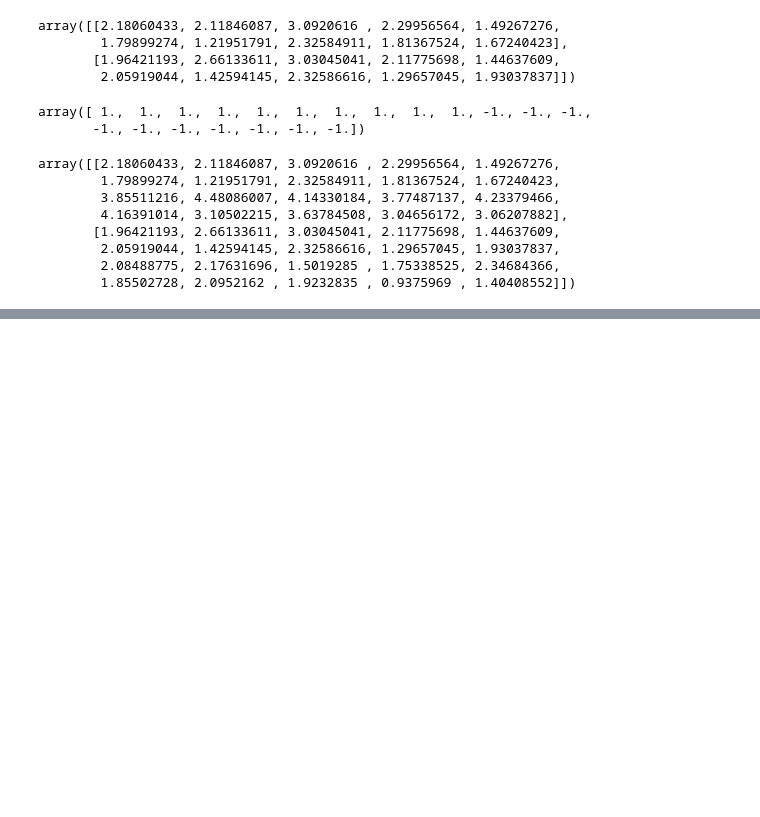
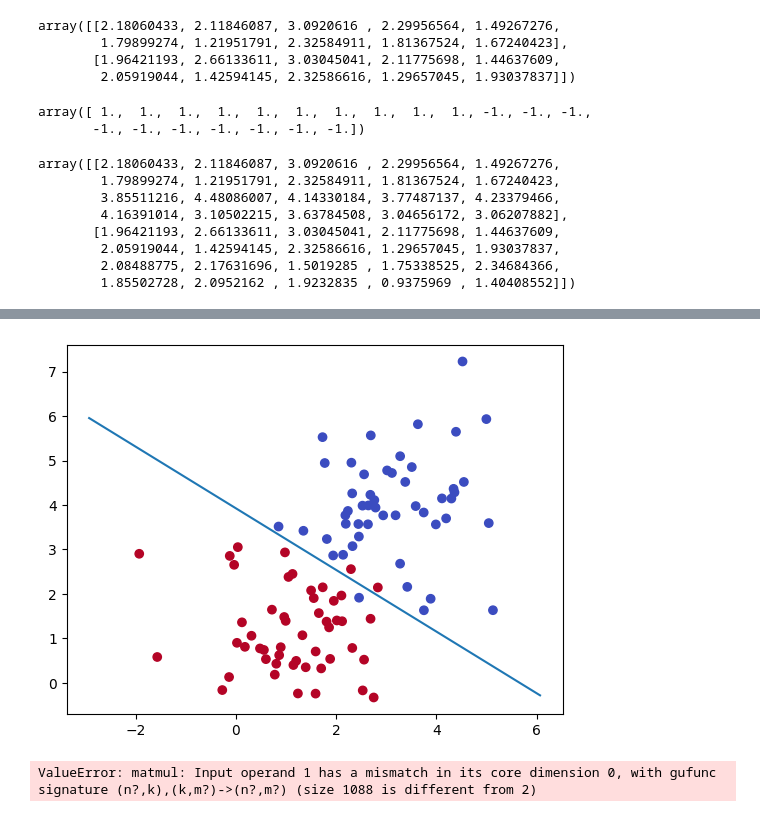
Before and after one commit to nguynlb/DataScience, a Jupyter notebook: MachineLearning/SVM/SVM.ipynb, the cells around one changed output, grey strips where cells are left out. Cells and saved outputs as stored; diff of their text form; code cells hidden in the pictures; blank space fills up the shorter version.

```diff
--- a/MachineLearning/SVM/SVM.ipynb
+++ b/MachineLearning/SVM/SVM.ipynb
@@ -291,0 +373,2 @@ visualize_svm(X, y, clf, title = "123")
+# %%
+svm = SVM_()
@@ -291,0 +434,21 @@ visualize_svm(X, y, clf, title = "123")
+# %%
+X_min, X_max = X[:, 0].min() - 1, X[:, 0].max() + 1
+# np.meshgrid(np.arange(X_min, X_max, 0.01), np.arange(Y_min, Y_max))
+xx = np.arange(X_min, X_max, .1)
+yy = - (svm.bias + svm.weight[0] * xx) / svm.weight[1]
+plt.plot(xx, yy)
+plt.scatter(X[:, 0], X[:, 1], c = y, cmap = plt.cm.coolwarm);
+# %% [output]
+[figure, added]
+# %%
+x_min, x_max = X[:, 0].min() - 1, X[:, 0].max() + 1
+y_min, y_max = X[:, 1].min() - 1, X[:, 1].max() + 1
+xx2, yy2 = np.meshgrid(np.arange(x_min, x_max, .2),
+                     np.arange(y_min, y_max, .2))
+Z = svm.predict(np.c_[xx2.ravel(), yy2.ravel()])
+
+Z = Z.reshape(xx2.shape)
+ax.contourf(xx2, yy2, Z, cmap=plt.cm.coolwarm, alpha=0.3)
+ax.scatter(X[:, 0], X[:, 1], c=y, cmap=plt.cm.coolwarm, s=25)
+# %% [output]
+ValueError: matmul: Input operand 1 has a mismatch in its core dimension 0, with gufunc signature (n?,k),(k,m?)->(n?,m?) (size 1088 is different from 2)
```
Also changed, not shown: parts of 38 cells of this notebook, 1 other file.
